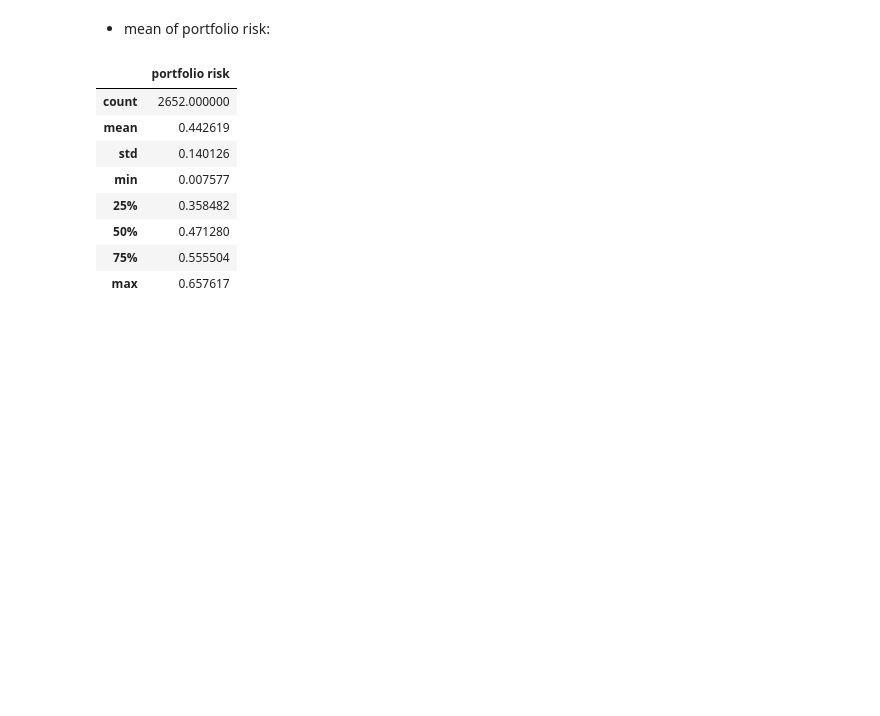
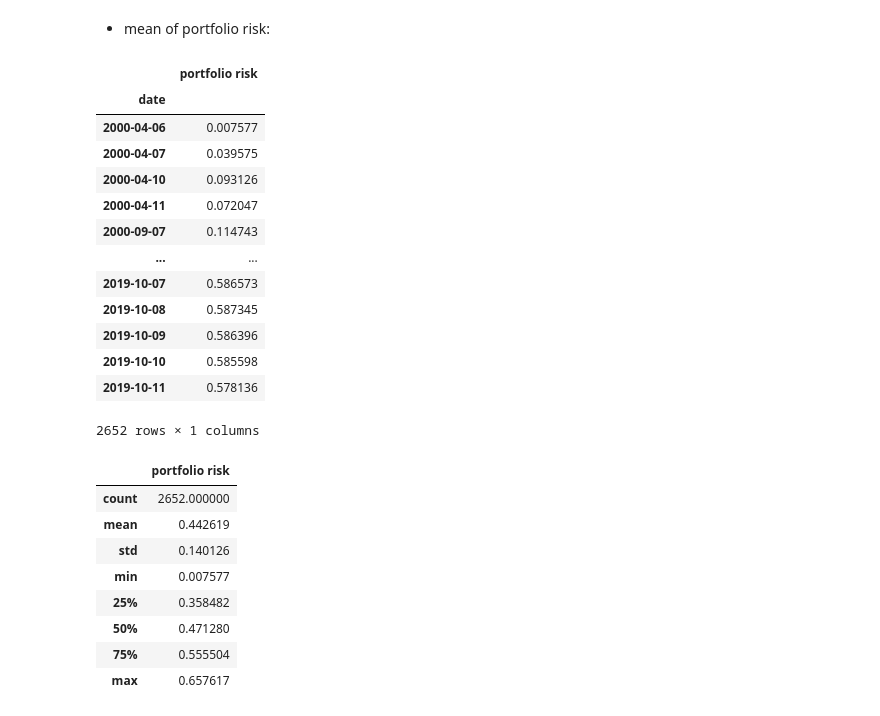
Before and after one commit to alaiazz/Macro_Finance_, a Jupyter notebook: HW2_/Main.ipynb, the cells around one changed output. Saved outputs shown, nothing was run; the diff lists cells and outputs as text; code cells hidden in the pictures; blank space fills up the shorter version.

```diff
--- a/HW2_/Main.ipynb
+++ b/HW2_/Main.ipynb
@@ -145,6 +212,23 @@ portfolio_risk['portfolio risk'] = portfolio_risk.apply(calculate_portfolio_risk
 portfolio_risk = portfolio_risk[['portfolio risk']].dropna()
 # %% [markdown]
 - mean of portfolio risk:
+# %%
+portfolio_risk
+# %% [output]
+|  | portfolio risk |
+| date |  |
+| 2000-04-06 | 0.007577 |
+| 2000-04-07 | 0.039575 |
+| 2000-04-10 | 0.093126 |
+| 2000-04-11 | 0.072047 |
+| 2000-09-07 | 0.114743 |
+| ... | ... |
+| 2019-10-07 | 0.586573 |
+| 2019-10-08 | 0.587345 |
+| 2019-10-09 | 0.586396 |
+| 2019-10-10 | 0.585598 |
+| 2019-10-11 | 0.578136 |
+2652 rows × 1 columns
 # %%
 portfolio_risk.describe()
 # %% [output]
```
Also changed, not shown: parts of 14 cells of this notebook, 2 other files.
